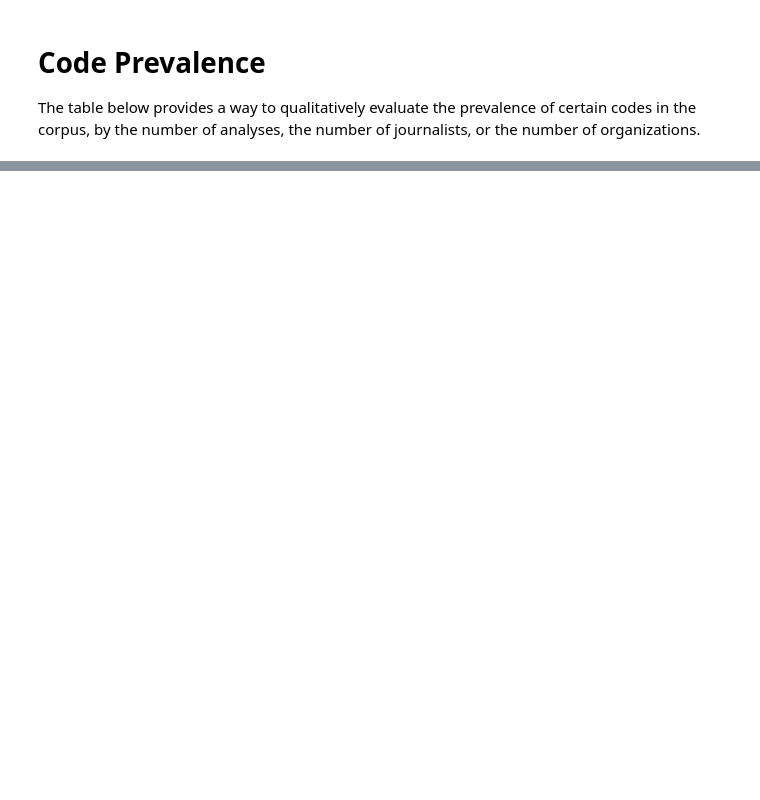
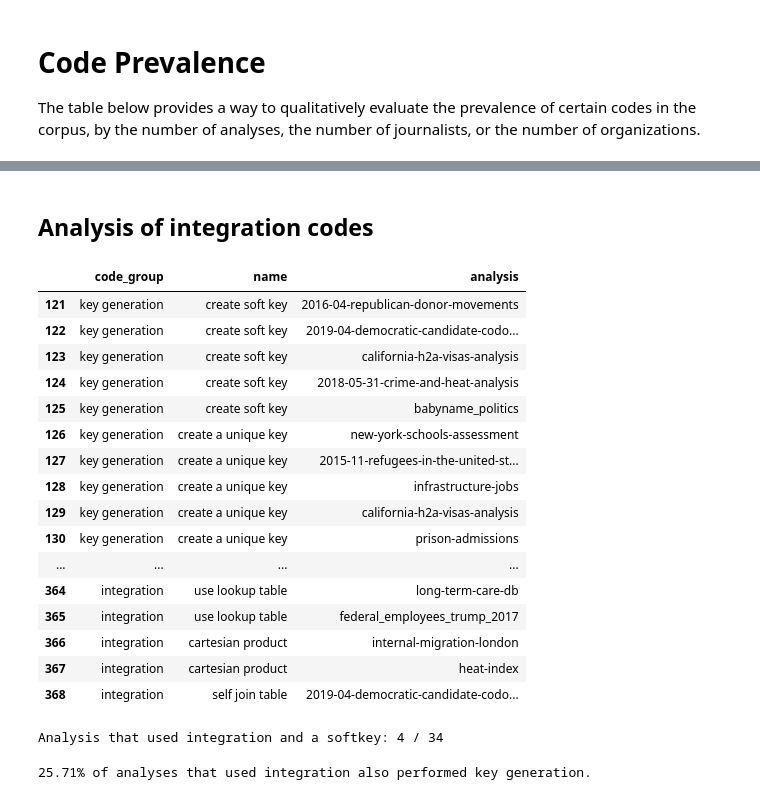
Before and after one commit to steve-kasica/table-scraps, a Jupyter notebook: analysis.ipynb, the cells around one changed output, grey strips where cells are left out. Cells and saved outputs as stored; diff of their text form; code cells hidden in the pictures; blank space fills up the shorter version.

```diff
--- a/analysis.ipynb
+++ b/analysis.ipynb
@@ -162,0 +173,53 @@ See the caveats in the documentation: http://pandas.pydata.org/pandas-docs/stabl
+# %% [markdown]
+## Analysis of integration codes
+# %%
+integrationCodes = ['union tables', 'inner join tables', 'outer join tables', 'full join tables', 'concat tables', 'use lookup table', 'cartesian product', 'self join table']
+generateKeyCodes = ['create soft key', 'create a unique key']
+
+intKeyAnalysis = analysisCodes[analysisCodes.name.isin(integrationCodes + generateKeyCodes)].copy()
+intKeyAnalysis['code_group'] = 'integration'
+intKeyAnalysis.loc[intKeyAnalysis.name.isin(generateKeyCodes), 'code_group'] = 'key generation'
+intKeyAnalysis = intKeyAnalysis[['code_group', 'name', 'analysis']]
+
+intKeyAnalysis
+# %% [output]
+|  | code_group | name | analysis |
+| 121 | key generation | create soft key | 2016-04-republican-donor-movements |
+| 122 | key generation | create soft key | 2019-04-democratic-candidate-codo... |
+| 123 | key generation | create soft key | california-h2a-visas-analysis |
+| 124 | key generation | create soft key | 2018-05-31-crime-and-heat-analysis |
+| 125 | key generation | create soft key | babyname_politics |
+| 126 | key generation | create a unique key | new-york-schools-assessment |
+| 127 | key generation | create a unique key | 2015-11-refugees-in-the-united-st... |
+| 128 | key generation | create a unique key | infrastructure-jobs |
+| 129 | key generation | create a unique key | california-h2a-visas-analysis |
+| 130 | key generation | create a unique key | prison-admissions |
+| ... | ... | ... | ... |
+| 364 | integration | use lookup table | long-term-care-db |
+| 365 | integration | use lookup table | federal_employees_trump_2017 |
+| 366 | integration | cartesian product | internal-migration-london |
+| 367 | integration | cartesian product | heat-index |
+| 368 | integration | self join table | 2019-04-democratic-candidate-codo... |
+# %%
+intKeyGrp = intKeyAnalysis.groupby('analysis').agg({
+    'name': lambda names: 'create soft key' in list(names),
+    'code_group': lambda grp: 'integration' in list(grp)
+}).rename(columns={'name': 'has_softkey', 'code_group': 'has_integration'})
+
+softandint = len(intKeyGrp[(intKeyGrp['has_softkey'] == True) & (intKeyGrp['has_integration'] == True)])
+inttotal = len(intKeyGrp[intKeyGrp['has_integration'] == True])
+
+print('Analysis that used integration and a softkey: {a} / {b}'.format(**{
+    'a': softandint,
+    'b': inttotal
+}))
+# %% [output]
+Analysis that used integration and a softkey: 4 / 34
+# %%
+intVsKeygenGrp = intKeyAnalysis.groupby('analysis').agg({
+    'code_group': lambda x: len(x) == 2
+})
+
+print('{0:.2f}% of analyses that used integration also performed key generation.'.format((intVsKeygenGrp['code_group'].sum() / len(intVsKeygenGrp['code_group'])) * 100))
+# %% [output]
+25.71% of analyses that used integration also performed key generation.
```
Also changed, not shown: parts of 4 cells of this notebook.
